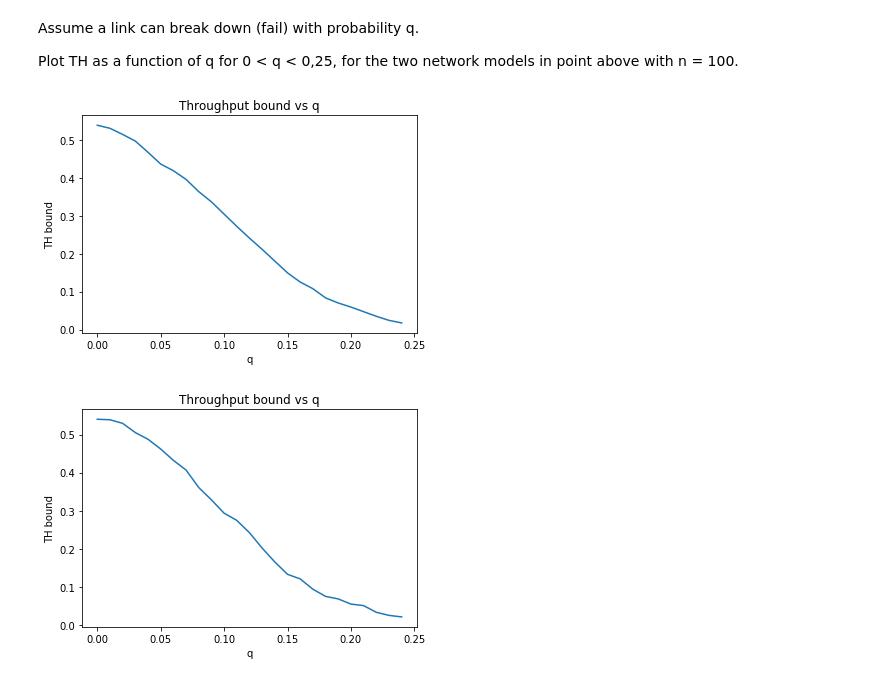
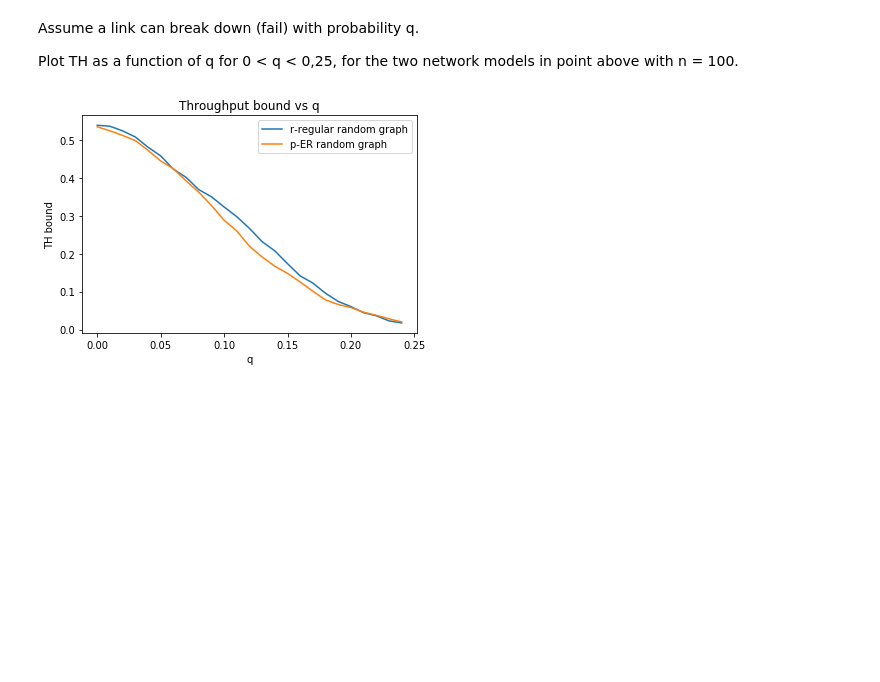
Before and after one commit to mattiapdo/random_graphs, a Jupyter notebook: FirstPart.ipynb, the cells around one changed output. Cells and saved outputs as stored; diff of their text form; code cells hidden in the pictures; blank space fills up the shorter version.

Commit message:
merged last two graphs

```diff
--- a/FirstPart.ipynb
+++ b/FirstPart.ipynb
@@ -616,42 +625,37 @@ def thr_vs_q_rrG (n=100):
 def thr_vs_q_pER (n=100):
     """
     This function evaluates the throughput bound of a p-ER random graph as a function of q,
     with n fixed,where q is corresponding to the probability that a link can break down(fail).
     Here  r (degree for each node) is taken to be 8
 
     Input:
     - n: Number of nodes
 
     Output:
     - TH: the estimated throughput evaluated each time for a specific prob. q
     """
     p = 8/(n-1)
     G = nx.gnp_random_graph(n=n, p=p)
     Q = np.arange(0,0.25,0.01)
     TH = []
     for q in Q:
         G = failure(G, q)
         TH.append(throughput(G))
     return TH
 
 
 x = np.arange(0,0.25,0.01)
 y = thr_vs_q_rrG()
-plt.plot(x, y)
+plt.plot(x, y, label = "r-regular random graph")
+
+x = np.arange(0,0.25,0.01)
+y = thr_vs_q_pER()
+plt.plot(x, y, label = "p-ER random graph")
 
 plt.title("Throughput bound vs q")
 plt.ylabel("TH bound")
 plt.xlabel("q")
+plt.legend(loc = "upper right")
 plt.show()
-
-x = np.arange(0,0.25,0.01)
-y = thr_vs_q_pER()
-plt.plot(x, y)
-
-plt.title("Throughput bound vs q")
-plt.ylabel("TH bound")
-plt.xlabel("q")
-plt.show()
 # %% [output]
-[figure, old version]
+[figure, new version]
-[figure, removed]
```
Also changed, not shown: parts of 2 cells of this notebook.
